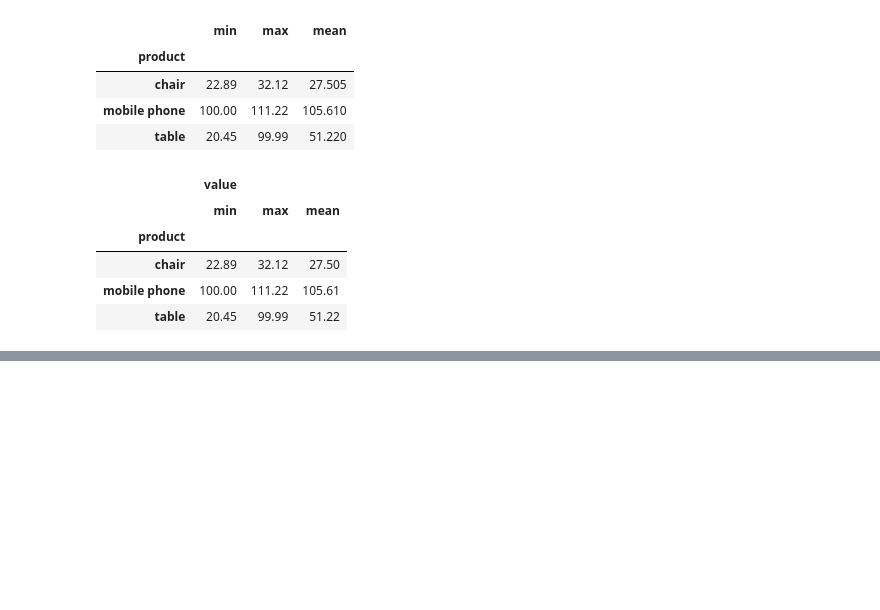
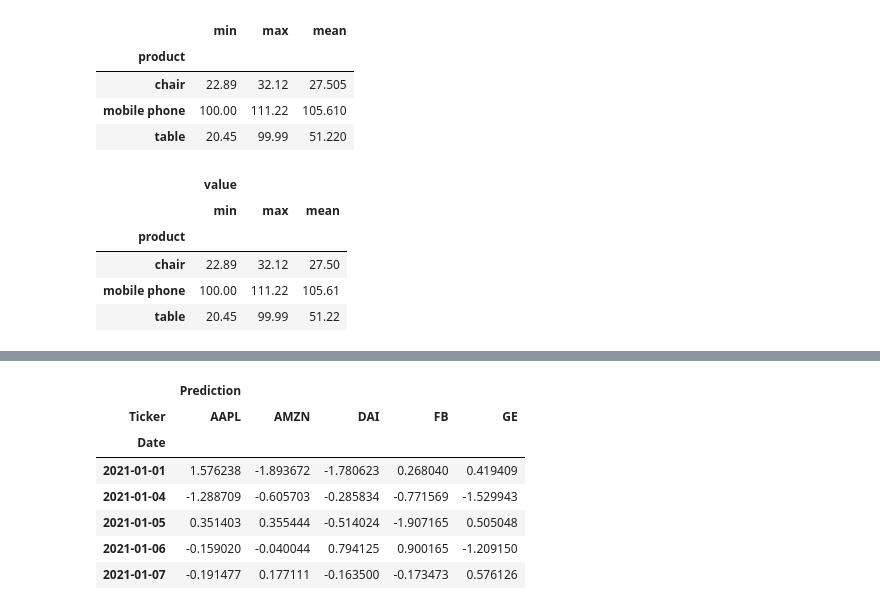
Before and after one commit to stkisengese/data-wrangling, a Jupyter notebook: groupby_concepts.ipynb, the cells around one changed output, grey strips where cells are left out. Drawn from its saved outputs; the diff is of its cells as text; code cells hidden in the pictures; blank space fills up the shorter version.

```diff
--- a/groupby_concepts.ipynb
+++ b/groupby_concepts.ipynb
@@ -108,0 +172,13 @@ agg_dict
+# %%
+# Unstack on Ticker level
+unstacked = market_data.unstack(level='Ticker')
+unstacked.head()
+# %% [output]
+|  | Prediction |  |  |  |  |
+| Ticker | AAPL | AMZN | DAI | FB | GE |
+| Date |  |  |  |  |  |
+| 2021-01-01 | 1.576238 | -1.893672 | -1.780623 | 0.268040 | 0.419409 |
+| 2021-01-04 | -1.288709 | -0.605703 | -0.285834 | -0.771569 | -1.529943 |
+| 2021-01-05 | 0.351403 | 0.355444 | -0.514024 | -1.907165 | 0.505048 |
+| 2021-01-06 | -0.159020 | -0.040044 | 0.794125 | 0.900165 | -1.209150 |
+| 2021-01-07 | -0.191477 | 0.177111 | -0.163500 | -0.173473 | 0.576126 |
```
Also changed, not shown: parts of 8 cells of this notebook.
